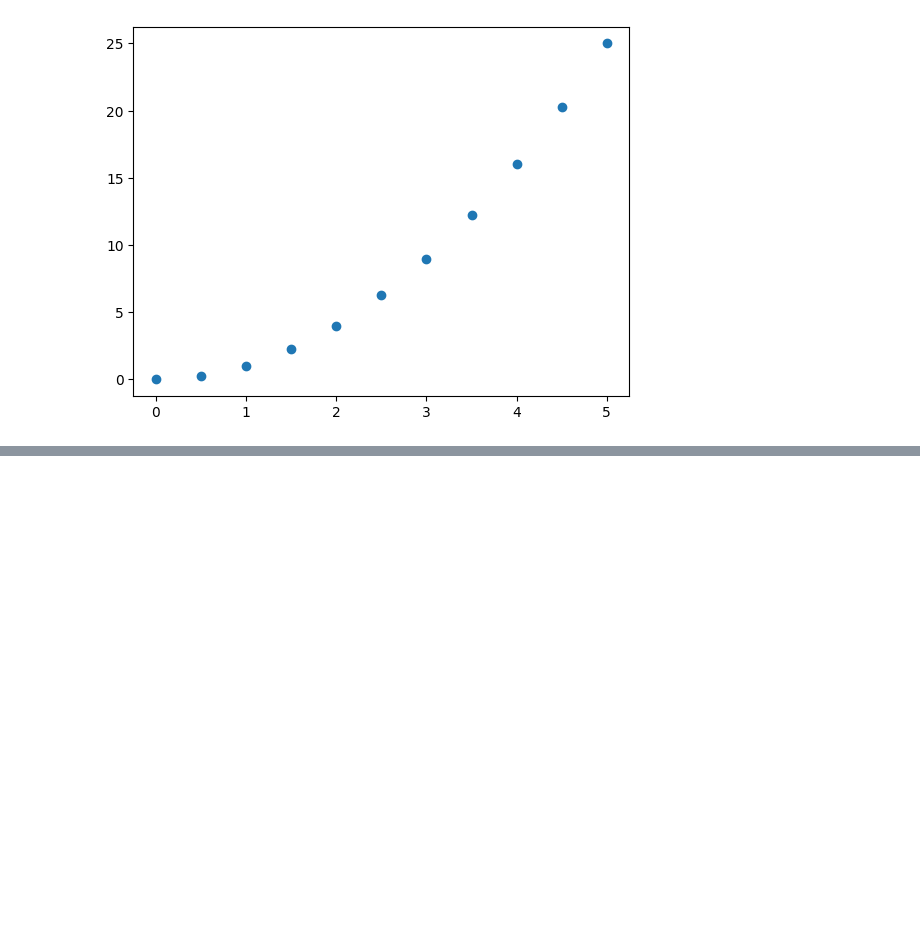
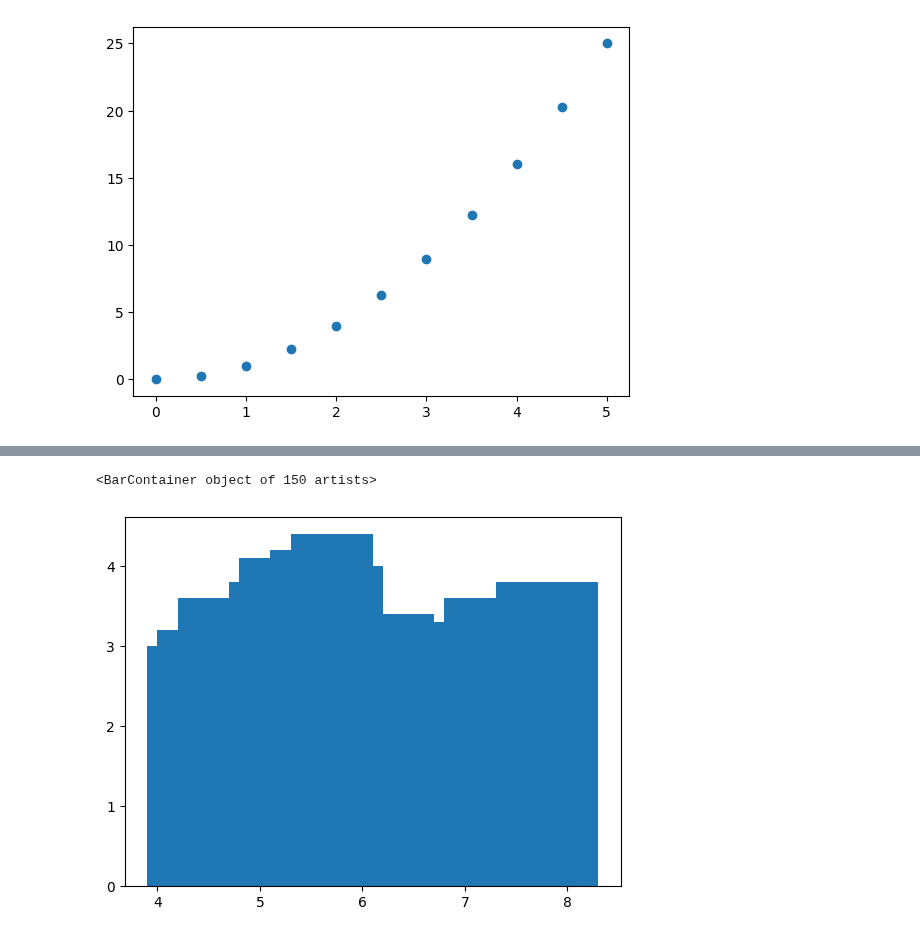
Before and after one commit to ds-mohit/Practice, a Jupyter notebook: Data Visualization/Matplotlib_library/Matplotlib1.ipynb, the cells around one changed output, grey strips where cells are left out. Drawn from its saved outputs; the diff is of its cells as text; code cells hidden in the pictures; blank space fills up the shorter version.

```diff
--- a/Data Visualization/Matplotlib_library/Matplotlib1.ipynb
+++ b/Data Visualization/Matplotlib_library/Matplotlib1.ipynb
@@ -114 +139,6 @@ plt.scatter(x,y)
+# %%
+plt.bar(data["sepal_length"],data["sepal_width"])
+# %% [output]
+<BarContainer object of 150 artists>
+[figure, added]
 # %%
```
Also changed, not shown: parts of 5 cells of this notebook, 1 other file.
